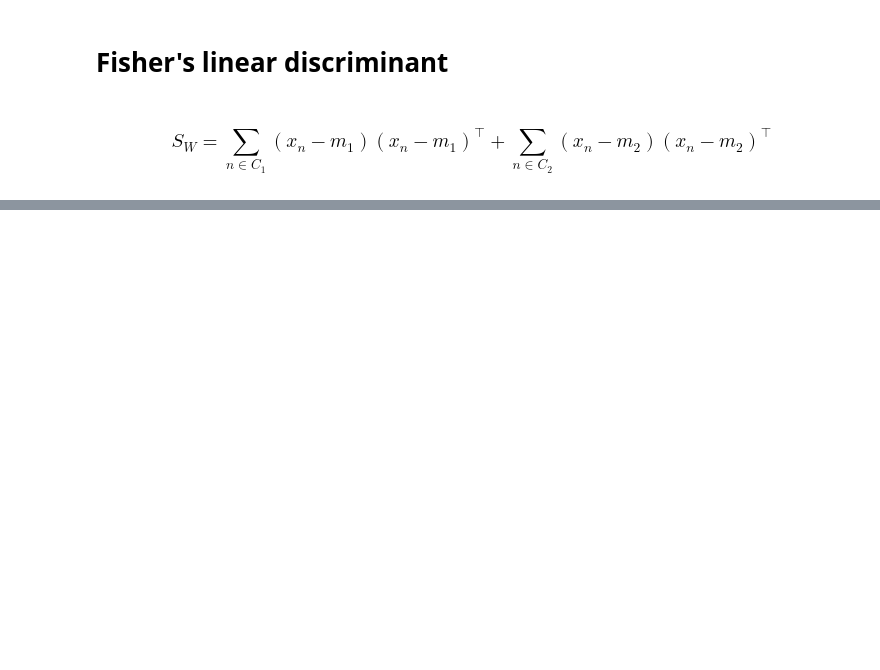
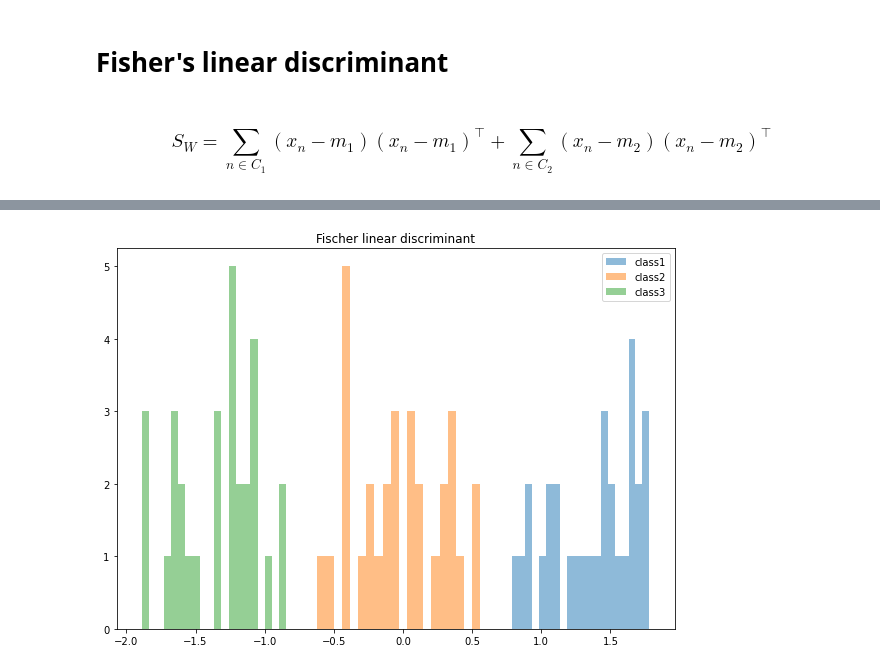
Before and after one commit to negRhlk/PRML, a Jupyter notebook: chapter4_linear_classifier.ipynb, the cells around one changed output, grey strips where cells are left out. Saved outputs shown, nothing was run; the diff lists cells and outputs as text; code cells hidden in the pictures; blank space fills up the shorter version.

```diff
--- a/chapter4_linear_classifier.ipynb
+++ b/chapter4_linear_classifier.ipynb
@@ -201,0 +233,22 @@ plt.show()
+# %%
+fisher = Fisher(n_components=1)
+X,y = make_3class_data()
+m = X.mean(axis = 0)
+s = X.std(axis = 0)
+X = (X - m)/s
+X_1d = fisher.fit_transform(X,y)
+
+X_1d_class1 = X_1d[y[:,0] == 1]
+X_1d_class2 = X_1d[y[:,1] == 1]
+X_1d_class3 = X_1d[y[:,2] == 1]
+
+fig = plt.figure(figsize=(10,7))
+ax = fig.add_subplot(1,1,1)
+ax.hist(X_1d_class1,bins=20,alpha=0.5,label="class1")
+ax.hist(X_1d_class2,bins=20,alpha=0.5,label="class2")
+ax.hist(X_1d_class3,bins=20,alpha=0.5,label="class3")
+ax.set_title("Fischer linear discriminant")
+plt.legend()
+plt.show()
+# %% [output]
+[figure, added]
```
Also changed, not shown: parts of 5 cells of this notebook.
